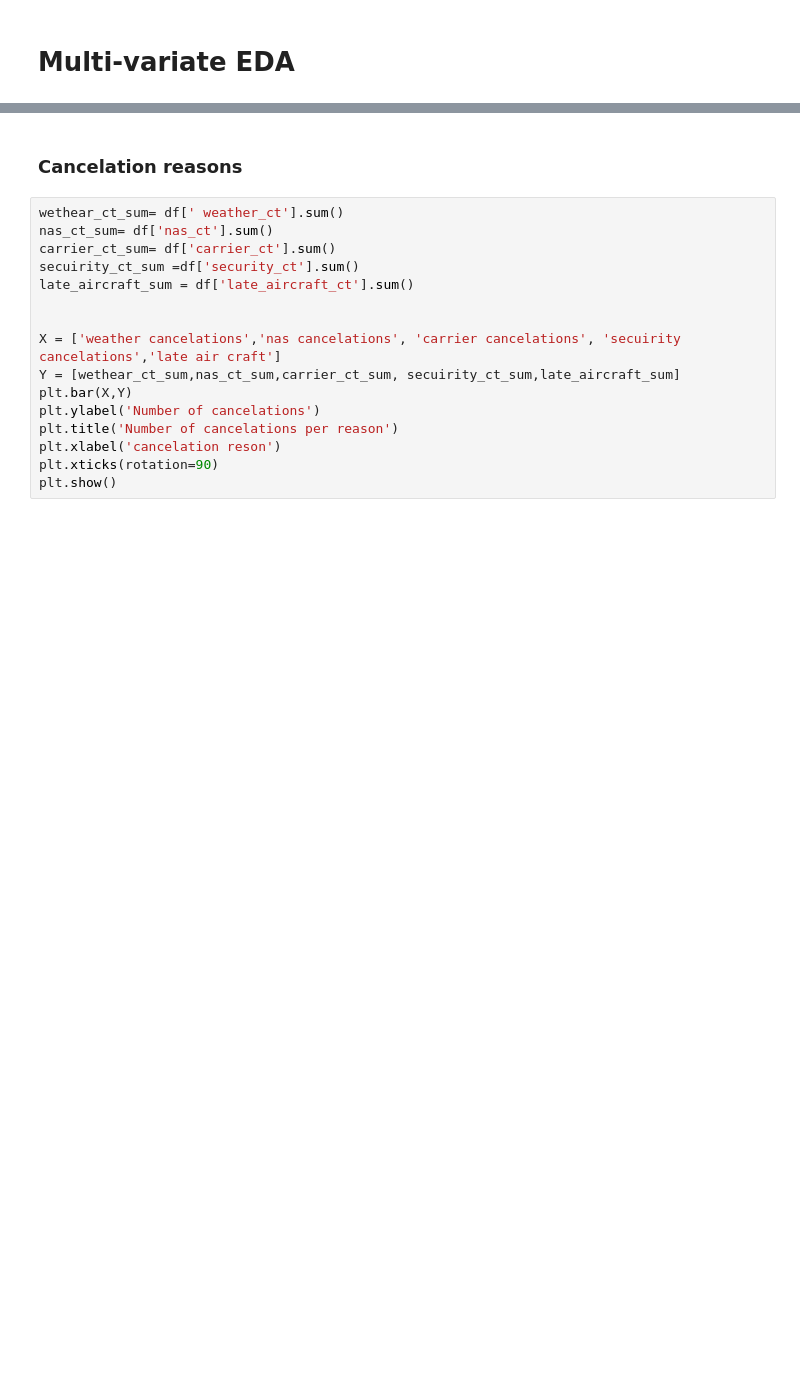
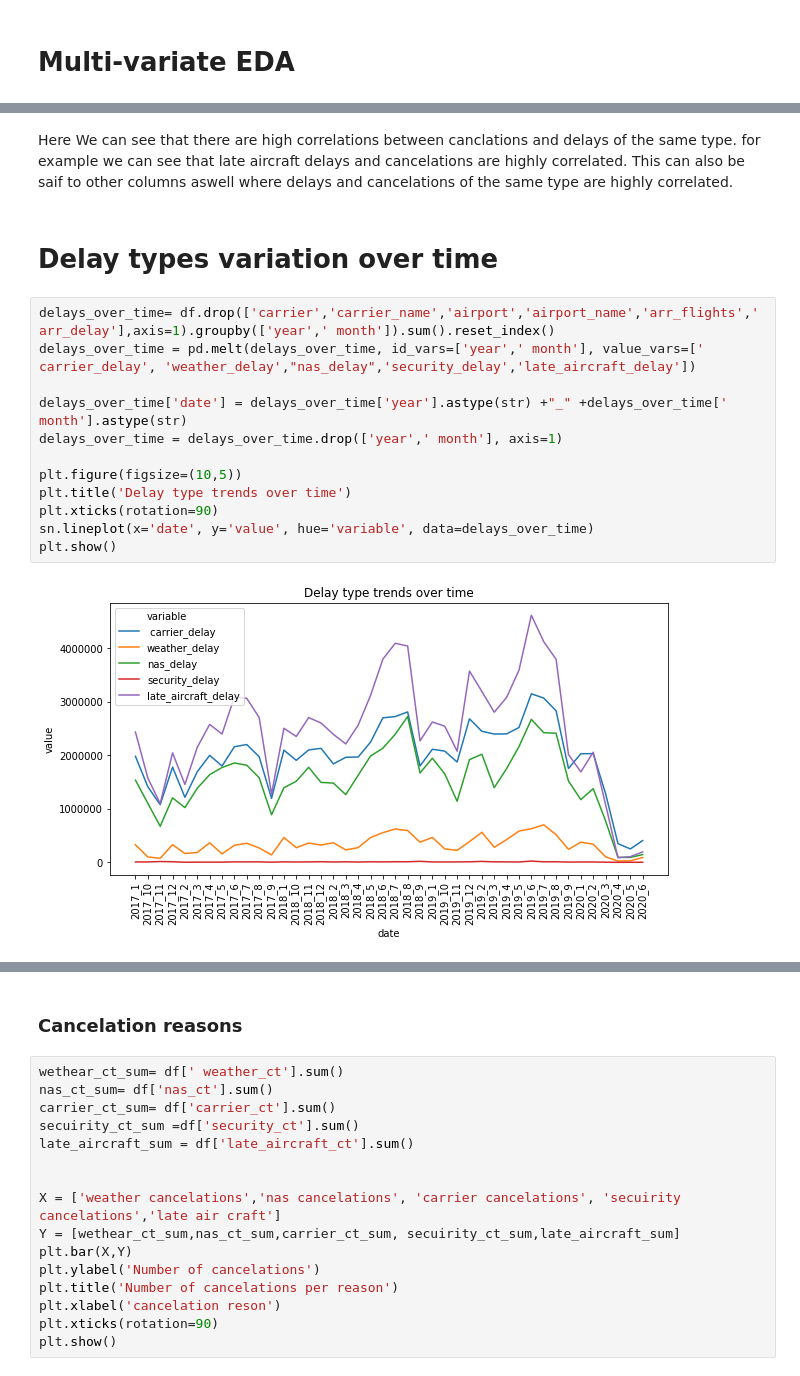
Before and after one commit to abdullahtarek/flight_delays_eda, a Jupyter notebook: EDA.ipynb, the cells around one changed output, grey strips where cells are left out. Cells and saved outputs as stored; diff of their text form; blank space fills up the shorter version.

```diff
--- a/EDA.ipynb
+++ b/EDA.ipynb
@@ -347,0 +415,18 @@ plt.show()
+# %% [markdown]
+Here We can see that there are high correlations between canclations and delays of the same type. for example we can see that late aircraft delays and cancelations are highly correlated. This can also be saif to other columns aswell where delays and cancelations of the same type are highly correlated.
+# %% [markdown]
+# Delay types variation over time
+# %%
+delays_over_time= df.drop(['carrier','carrier_name','airport','airport_name','arr_flights',' arr_delay'],axis=1).groupby(['year',' month']).sum().reset_index()
+delays_over_time = pd.melt(delays_over_time, id_vars=['year',' month'], value_vars=[' carrier_delay', 'weather_delay',"nas_delay",'security_delay','late_aircraft_delay'])
+
+delays_over_time['date'] = delays_over_time['year'].astype(str) +"_" +delays_over_time[' month'].astype(str)
+delays_over_time = delays_over_time.drop(['year',' month'], axis=1)
+
+plt.figure(figsize=(10,5))
+plt.title('Delay type trends over time')
+plt.xticks(rotation=90)
+sn.lineplot(x='date', y='value', hue='variable', data=delays_over_time)
+plt.show()
+# %% [output]
+[figure, added]
```
Also changed, not shown: parts of 26 cells of this notebook.
